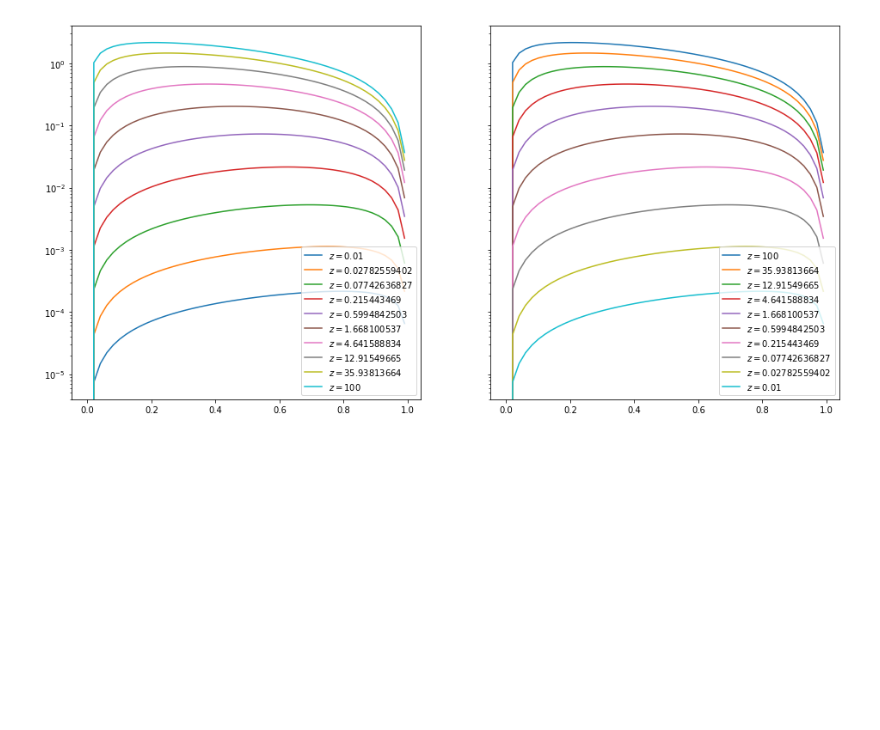
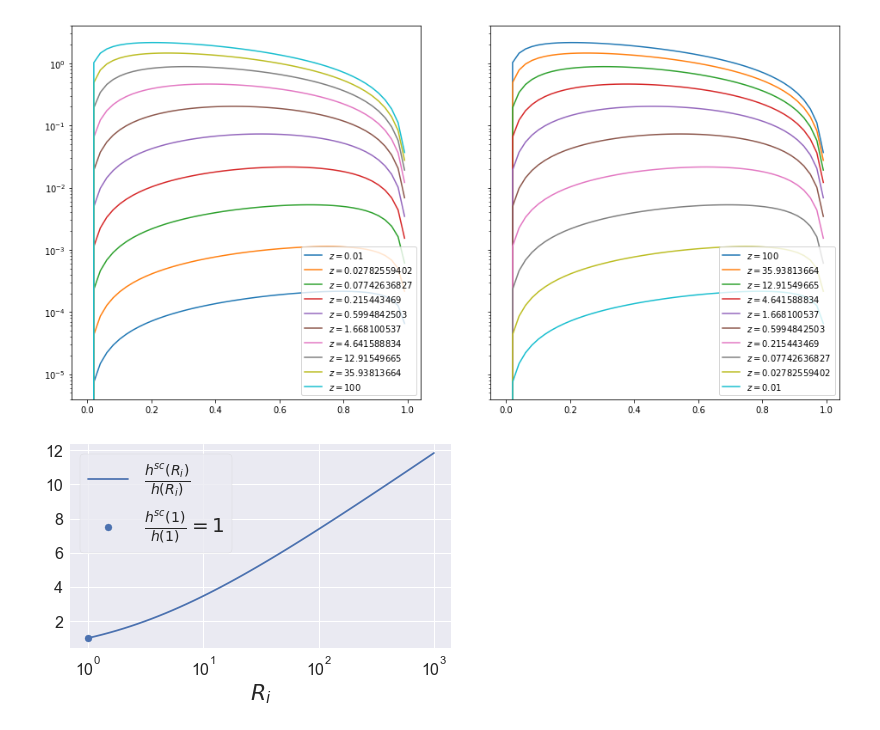
Before and after one commit to X-DataInitiative/tick, a Jupyter notebook: experience/self-concordance.ipynb, the cells around one changed output. Drawn from its saved outputs; the diff is of its cells as text; code cells hidden in the pictures; blank space fills up the shorter version.

```diff
--- a/experience/self-concordance.ipynb
+++ b/experience/self-concordance.ipynb
@@ -1513,3 +1513,35 @@ for ax in axes:
 None
 # %% [output]
 [figure]
+# %%
+import seaborn as sns
+import numpy as np
+import matplotlib.pyplot as plt
+
+sns.set()
+
+def f_ratio(r):
+    return 2 * (1 / r + np.log(r) - 1) * np.power(r, 2) / np.power(r - 1, 2)
+
+r = np.logspace(1e-3, 3)
+
+log_scale = True
+
+fig, ax = plt.subplots(1, 1)
+ax.scatter([1], [1], label=r'$\frac{h^{sc}(1)}{h(1)} = 1$')
+ax.plot(r, f_ratio(r), label=r'$\frac{h^{sc}(R_i)}{h(R_i)}$')
+#ax.axhline(1, color='C1')
+if log_scale:
+    ax.set_xscale('log')
+    ax.legend(fontsize=20, frameon=True)
+else:
+    ax.legend(fontsize=20, ncol=2, frameon=True)
+
+[label.set_fontsize(16) for label in ax.get_xticklabels()]
+[label.set_fontsize(16) for label in ax.get_yticklabels()]
+
+ax.set_xlabel('$R_i$', fontsize=22)
+
+fig.tight_layout()
+# %% [output]
+[figure, added]
```
Also changed, not shown: parts of 1 cell of this notebook, 11 other files.
